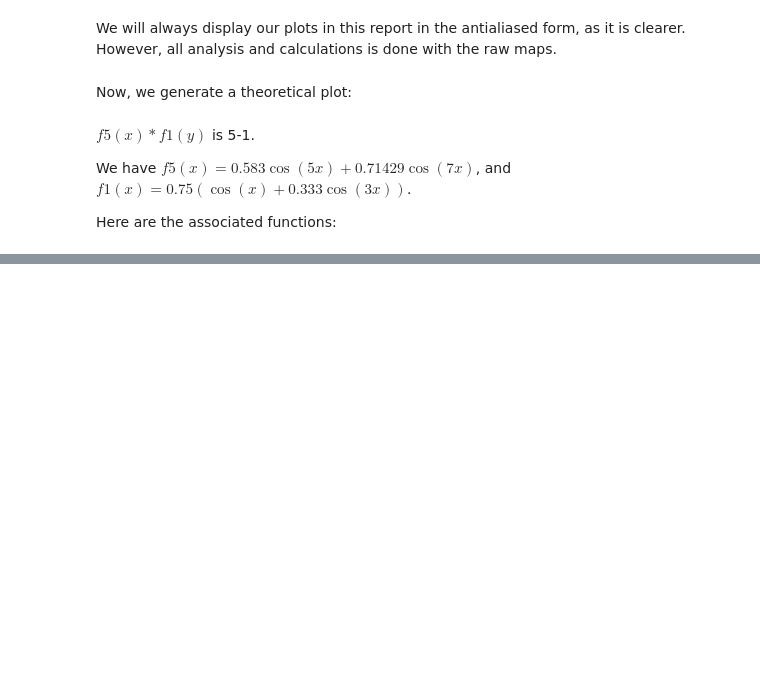
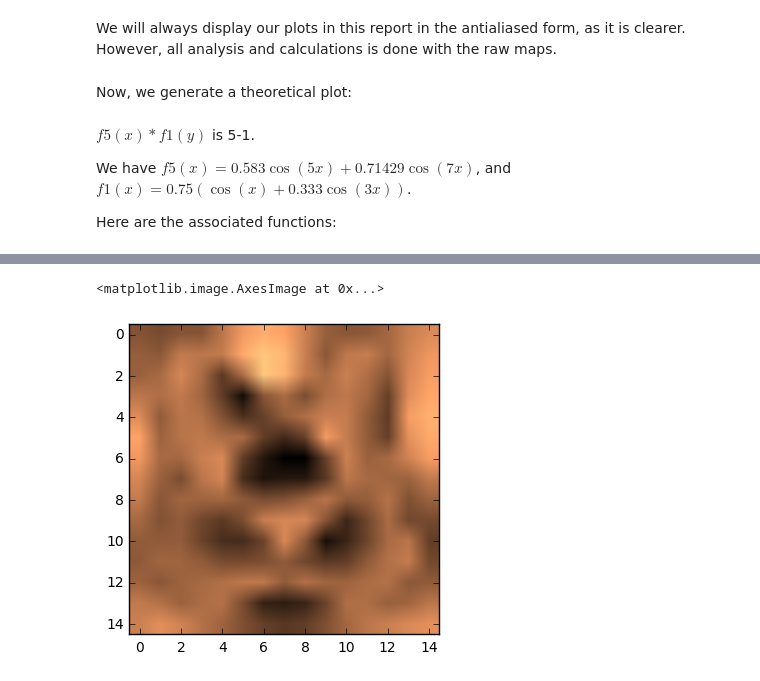
Before and after one commit to ry-dgel/Chladni, a Jupyter notebook: figure_describing_eigenmode_fitting.ipynb, the cells around one changed output, grey strips where cells are left out. Drawn from its saved outputs; the diff is of its cells as text; code cells hidden in the pictures; blank space fills up the shorter version.

```diff
--- a/figure_describing_eigenmode_fitting.ipynb
+++ b/figure_describing_eigenmode_fitting.ipynb
@@ -41,0 +82,5 @@ f5 = lambda x: 0.583*np.cos(5.*x) + 0.71429*np.cos(7.*x)
+# %%
+plt.imshow(42.63954359*np.abs(one_five_theory_amplitude+five_one_theory_amplitude) - summed_z, cmap='copper_r')
+# %% [output]
+<matplotlib.image.AxesImage at 0x...>
+[figure, added]
```
Also changed, not shown: parts of 9 cells of this notebook.
